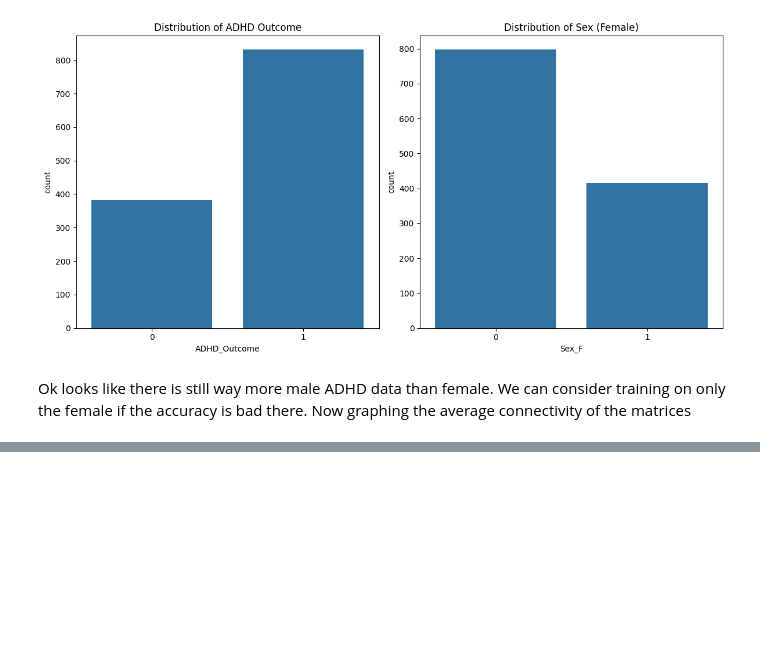
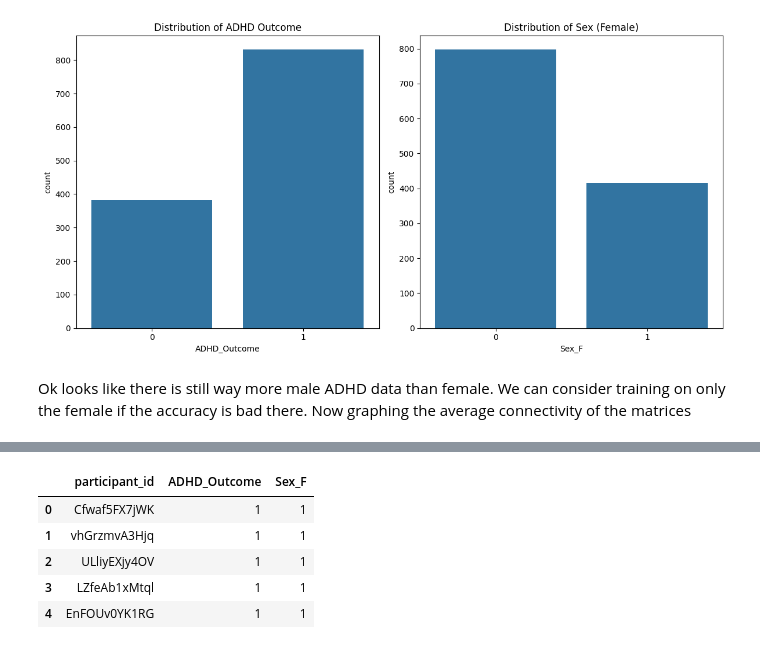
Before and after one commit to WiDS-Datathon-2025-Team-Synapse/widsdatathon, a Jupyter notebook: WiBS_FCMData.ipynb, the cells around one changed output, grey strips where cells are left out. Cells and saved outputs as stored; diff of their text form; code cells hidden in the pictures; blank space fills up the shorter version.

Commit message:
updated fcm data model

```diff
--- a/WiBS_FCMData.ipynb
+++ b/WiBS_FCMData.ipynb
@@ -425,0 +1223,2 @@ ModuleNotFoundError: No module named 'torch_geometric'
+# %%
+test_fcm = pd.read_csv('TEST/TEST_FUNCTIONAL_CONNECTOME_MATRICES.csv')
@@ -425,0 +1296,33 @@ ModuleNotFoundError: No module named 'torch_geometric'
+# %%
+###### GET TEST SET IN PROPER FORM LIKE WE DID WITH TRAINING #######
+# Prepare test data (ensure it follows the same preprocessing as training data)
+test_features = test_fcm[connectivity_columns].values
+num_test_nodes = test_features.shape[0]
+
+# Create an adjacency matrix for test data (modify as needed)
+test_adjacency_matrix = np.ones(((int)(num_test_nodes/2.5), (int)(num_test_nodes/2.5)))
+np.fill_diagonal(test_adjacency_matrix, 0)  # No self-loops
+
+# Convert test data to PyTorch Geometric format
+test_data = Data(
+    x=torch.tensor(test_features, dtype=torch.float32).to(device),
+    edge_index=torch.tensor(np.array(np.where(test_adjacency_matrix)), dtype=torch.long).to(device),
+)
+
+######## EVAL #########
+# put model in eval mode
+model_f.eval();
+
+# get predictions
+_, pred = model_f(test_data.x, test_data.edge_index).max(dim=1)
+
+# output
+output_f_df = pd.DataFrame({
+    'participant_id' : test_fcm['participant_id'].values,
+    'Sex_F' : pred.cpu().numpy() #make pred and convert to numpy
+})
+
+print(output_f_df)
+no_f_num = output_f_df[output_f_df['Sex_F'] == 0].shape[0]
+print("not female: ", no_f_num)
+print("female : " , output_f_df.shape[0] - no_f_num)
@@ -425,0 +1346,11 @@ ModuleNotFoundError: No module named 'torch_geometric'
+# %%
+#merging predictions
+final_pred = output_adhd_df.merge(output_f_df, on="participant_id")
+final_pred.head()
+# %% [output]
+|  | participant_id | ADHD_Outcome | Sex_F |
+| 0 | Cfwaf5FX7jWK | 1 | 1 |
+| 1 | vhGrzmvA3Hjq | 1 | 1 |
+| 2 | ULliyEXjy4OV | 1 | 1 |
+| 3 | LZfeAb1xMtql | 1 | 1 |
+| 4 | EnFOUv0YK1RG | 1 | 1 |
```
Also changed, not shown: parts of 48 cells of this notebook.
